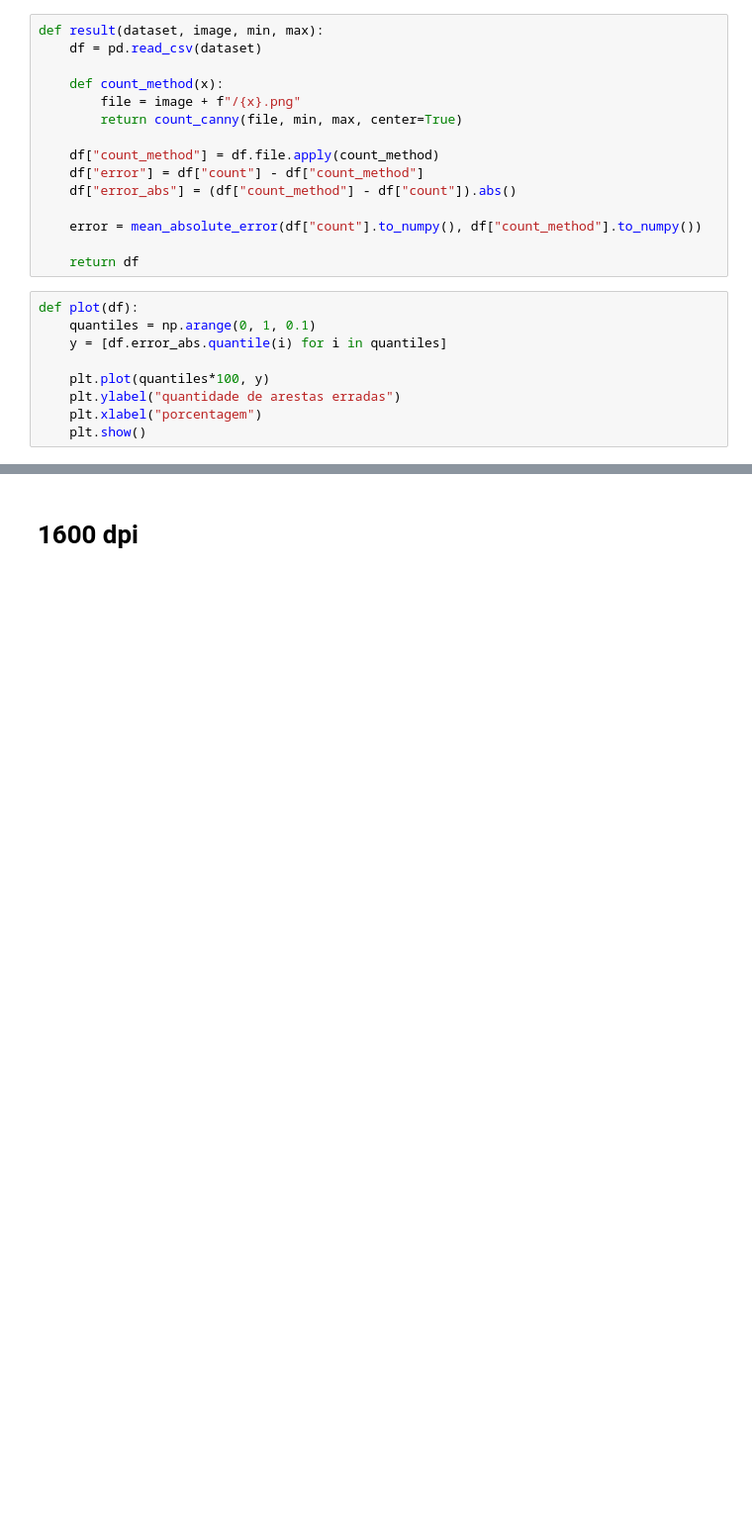
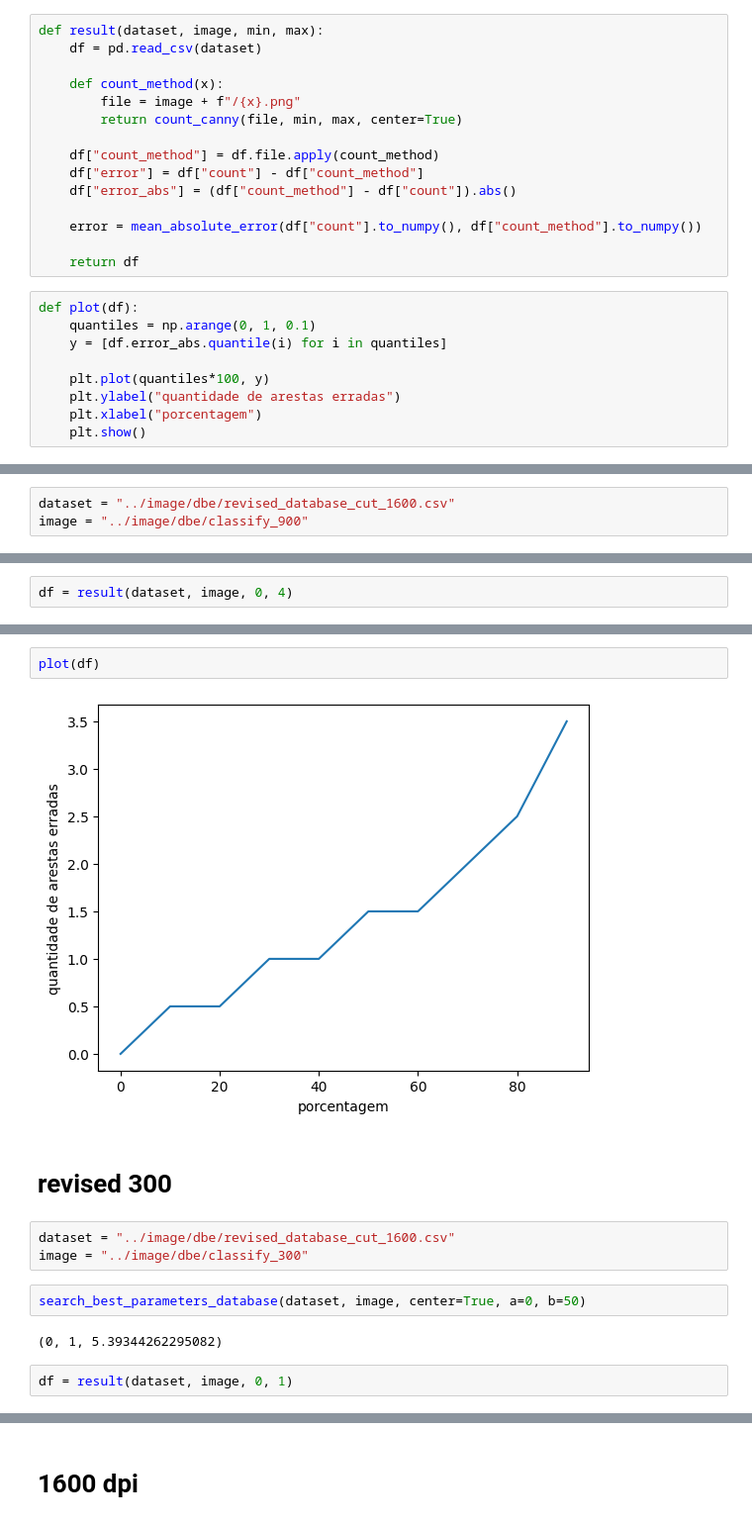
Before and after one commit to s2lola/speleothem, a Jupyter notebook: speleothem/edge_detector/metrics.ipynb, the cells around one changed output, grey strips where cells are left out. Shown at 99% size. Drawn from its saved outputs; the diff is of its cells as text; blank space fills up the shorter version.

```diff
--- a/speleothem/edge_detector/metrics.ipynb
+++ b/speleothem/edge_detector/metrics.ipynb
@@ -30,0 +56,3 @@ def plot(df):
+# %%
+dataset = "../image/dbe/revised_database_cut_1600.csv"
+image = "../image/dbe/classify_900"
@@ -30,0 +63,2 @@ def plot(df):
+# %%
+df = result(dataset, image, 0, 4)
@@ -30,0 +74,15 @@ def plot(df):
+# %%
+plot(df)
+# %% [output]
+[figure, added]
+# %% [markdown]
+# revised 300
+# %%
+dataset = "../image/dbe/revised_database_cut_1600.csv"
+image = "../image/dbe/classify_300"
+# %%
+search_best_parameters_database(dataset, image, center=True, a=0, b=50)
+# %% [output]
+(0, 1, 5.39344262295082)
+# %%
+df = result(dataset, image, 0, 1)
```
Also changed, not shown: parts of 19 cells of this notebook, 2 other files.
